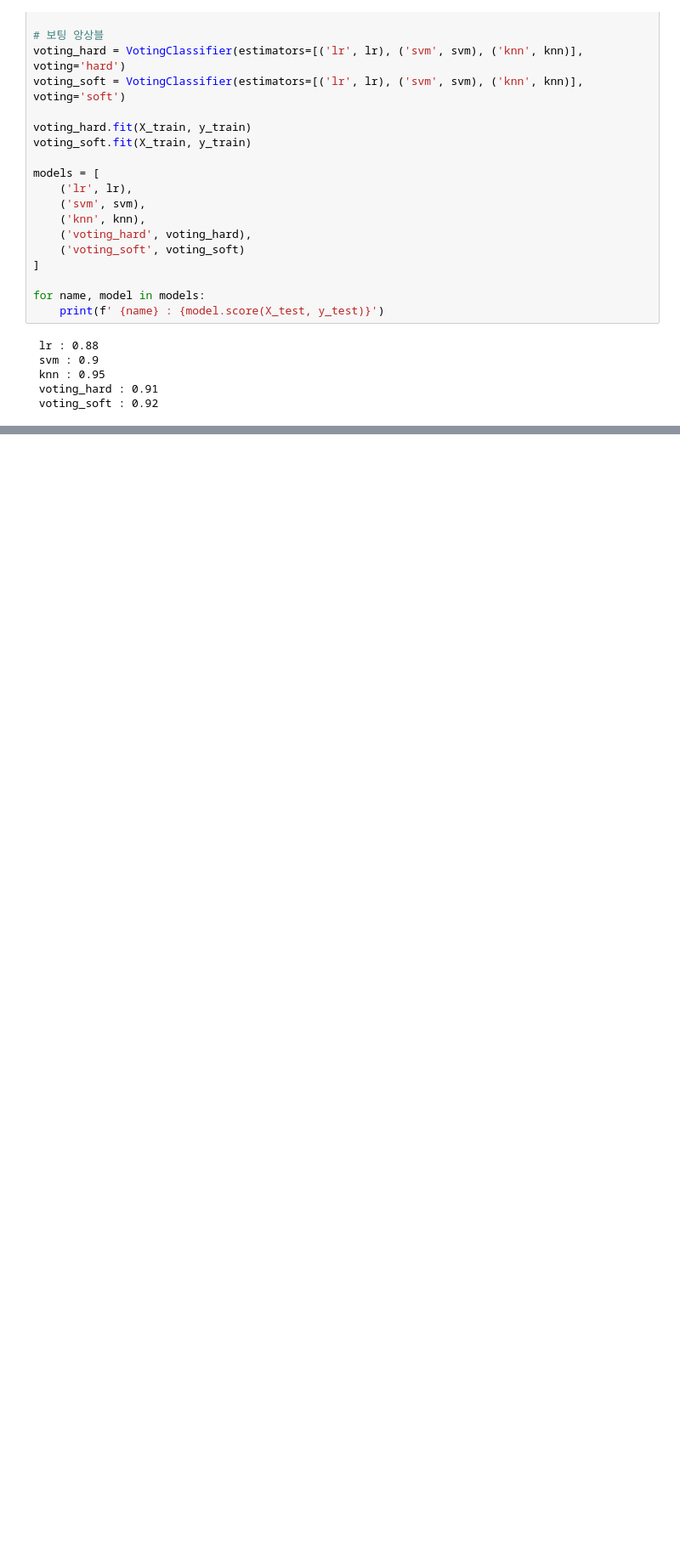
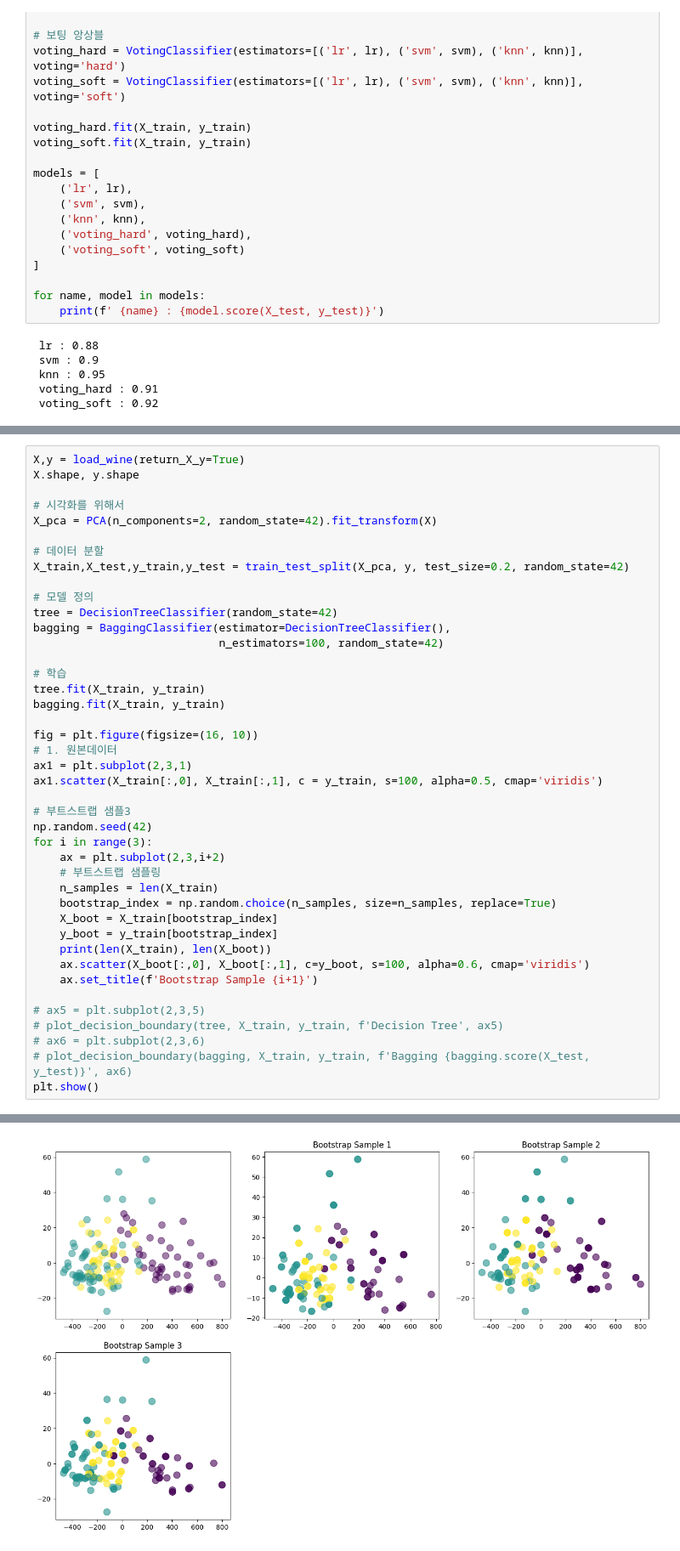
Before and after one commit to djdjdjdfh1/python_basic, a Jupyter notebook: marchine-learning/03.ensemble.ipynb, the cells around one changed output, grey strips where cells are left out. Shown at 85% size. Saved outputs shown, nothing was run; the diff lists cells and outputs as text; blank space fills up the shorter version.

```diff
--- a/marchine-learning/03.ensemble.ipynb
+++ b/marchine-learning/03.ensemble.ipynb
@@ -98,0 +190,43 @@ for name, model in models:
+# %%
+X,y = load_wine(return_X_y=True)
+X.shape, y.shape
+
+# 시각화를 위해서
+X_pca = PCA(n_components=2, random_state=42).fit_transform(X)
+
+# 데이터 분할
+X_train,X_test,y_train,y_test = train_test_split(X_pca, y, test_size=0.2, random_state=42)
+
+# 모델 정의
+tree = DecisionTreeClassifier(random_state=42)
+bagging = BaggingClassifier(estimator=DecisionTreeClassifier(),
+                            n_estimators=100, random_state=42)
+
+# 학습
+tree.fit(X_train, y_train)
+bagging.fit(X_train, y_train)
+
+fig = plt.figure(figsize=(16, 10))
+# 1. 원본데이터
+ax1 = plt.subplot(2,3,1)
+ax1.scatter(X_train[:,0], X_train[:,1], c = y_train, s=100, alpha=0.5, cmap='viridis')
+
+# 부트스트랩 샘플3
+np.random.seed(42)
+for i in range(3):
+    ax = plt.subplot(2,3,i+2)
+    # 부트스트랩 샘플링
+    n_samples = len(X_train)
+    bootstrap_index = np.random.choice(n_samples, size=n_samples, replace=True)
+    X_boot = X_train[bootstrap_index]
+    y_boot = y_train[bootstrap_index]
+    print(len(X_train), len(X_boot))
+    ax.scatter(X_boot[:,0], X_boot[:,1], c=y_boot, s=100, alpha=0.6, cmap='viridis')
+    ax.set_title(f'Bootstrap Sample {i+1}')
+
+# ax5 = plt.subplot(2,3,5)
+# plot_decision_boundary(tree, X_train, y_train, f'Decision Tree', ax5)
+# ax6 = plt.subplot(2,3,6)
+# plot_decision_boundary(bagging, X_train, y_train, f'Bagging {bagging.score(X_test, y_test)}', ax6)
+plt.show()
+# %% [output]
@@ -98,0 +236 @@ for name, model in models:
+[figure, added]
```
Also changed, not shown: parts of 8 cells of this notebook, 4 other files.
